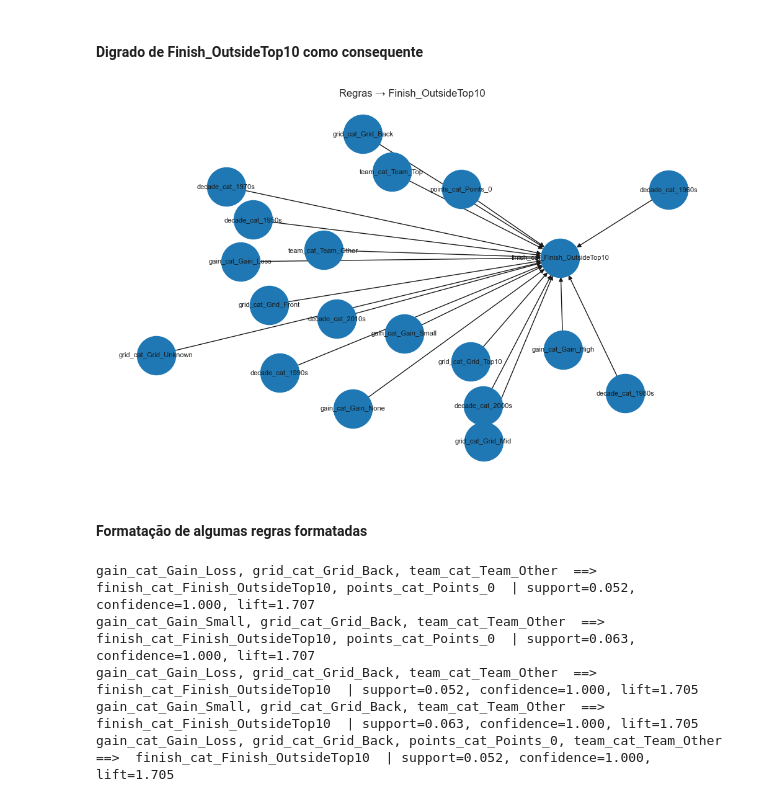
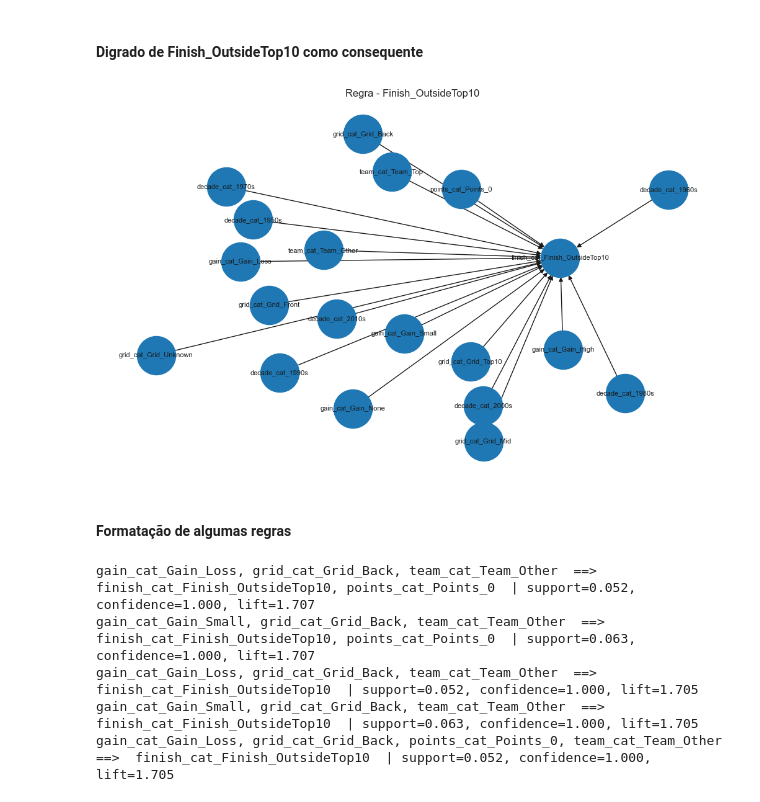
Before and after one commit to Carlos26875/IA_P02_G13, a Jupyter notebook: 03_association_rules.ipynb, the cells around one changed output. Cells and saved outputs as stored; diff of their text form; code cells hidden in the pictures.

```diff
--- a/03_association_rules.ipynb
+++ b/03_association_rules.ipynb
@@ -531,22 +529,22 @@ Regras com Grid_Back + Team_Other = Finish_OutsideTop10: 25
 # %%
 # Visualizar as regras como um grafo direcionado
 G = nx.DiGraph()
 
 for _, r in rules.iterrows():
     if "finish_cat_Finish_OutsideTop10" in r["consequents"]:
         for a in r["antecedents"]:
             G.add_edge(a, "finish_cat_Finish_OutsideTop10")
 
 pos = nx.spring_layout(G, seed=42)
 
 plt.figure(figsize=(10, 6))
 nx.draw(G, pos, with_labels=True, node_size=2000, font_size=8, arrows=True)
-plt.title("Regras → Finish_OutsideTop10")
+plt.title("Regra - Finish_OutsideTop10")
 plt.show()
 # %% [output]
-[figure, old version]
+[figure, new version]
 # %% [markdown]
-#### Formatação de algumas regras formatadas
+#### Formatação de algumas regras
 # %%
 def format_rule(row):
     antecedent = ", ".join(sorted(list(row["antecedents"])))
```
Also changed, not shown: parts of 7 cells of this notebook, 2 other files.
